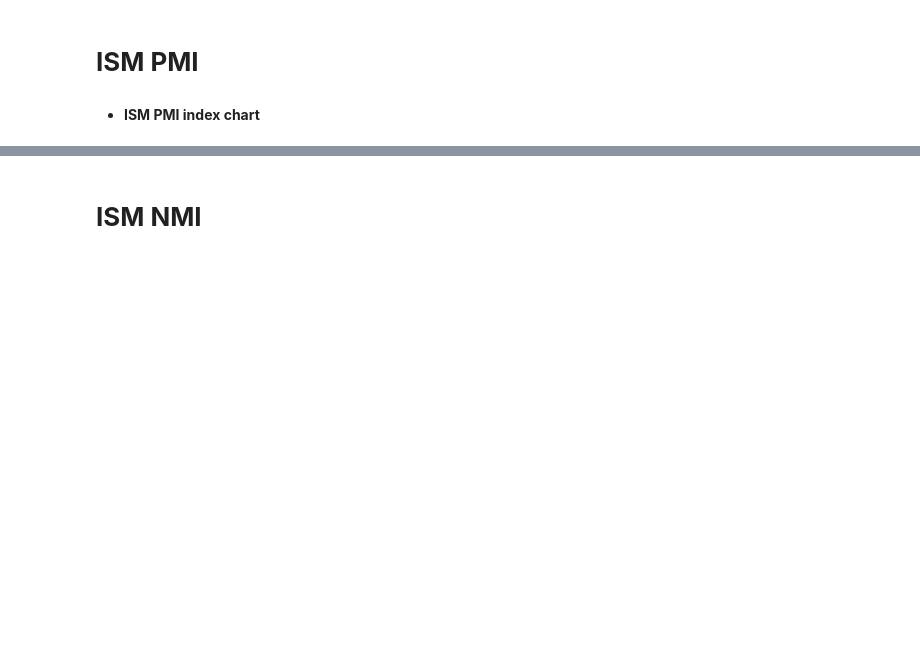
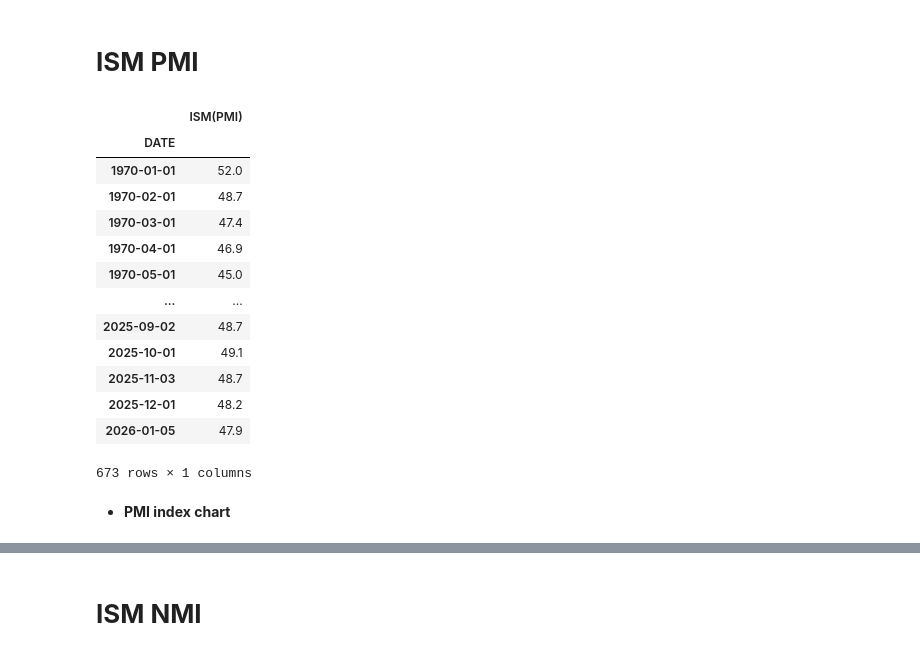
Before and after one commit to mod7ex/macro, a Jupyter notebook: Endogenous/ISM.ipynb, the cells around one changed output, grey strips where cells are left out. Saved outputs shown, nothing was run; the diff lists cells and outputs as text; code cells hidden in the pictures; blank space fills up the shorter version.

```diff
--- a/Endogenous/ISM.ipynb
+++ b/Endogenous/ISM.ipynb
@@ -12,7 +6,24 @@ GDP_df = real_gdp_df()
 # %%
 pmi_df = pd.read_csv('data/ISM-PMI.csv')
 
-pmi_df['Date'] = pd.to_datetime(pmi_df['Date'])
-pmi_df.set_index('Date', inplace=True)
+pmi_df['DATE'] = pd.to_datetime(pmi_df['DATE'])
+pmi_df.set_index('DATE', inplace=True)
+
+pmi_df
+# %% [output]
+|  | ISM(PMI) |
+| DATE |  |
+| 1970-01-01 | 52.0 |
+| 1970-02-01 | 48.7 |
+| 1970-03-01 | 47.4 |
+| 1970-04-01 | 46.9 |
+| 1970-05-01 | 45.0 |
+| ... | ... |
+| 2025-09-02 | 48.7 |
+| 2025-10-01 | 49.1 |
+| 2025-11-03 | 48.7 |
+| 2025-12-01 | 48.2 |
+| 2026-01-05 | 47.9 |
+673 rows × 1 columns
 # %% [markdown]
-- **ISM PMI index chart**
+- **PMI index chart**
```
Also changed, not shown: parts of 10 cells of this notebook, 7 other files.
